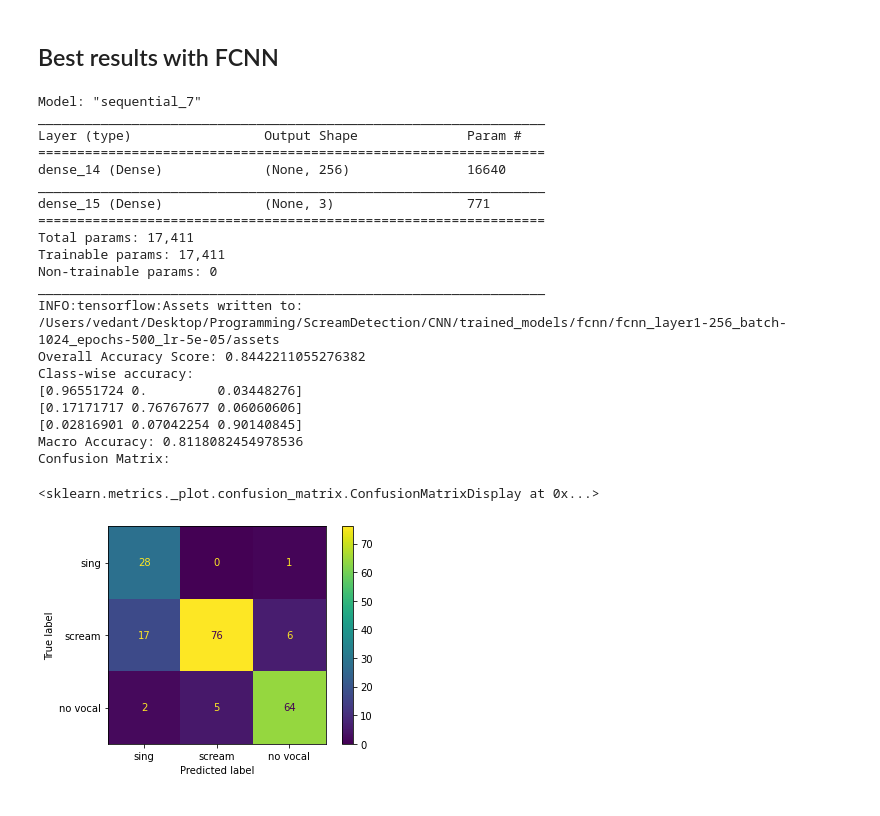
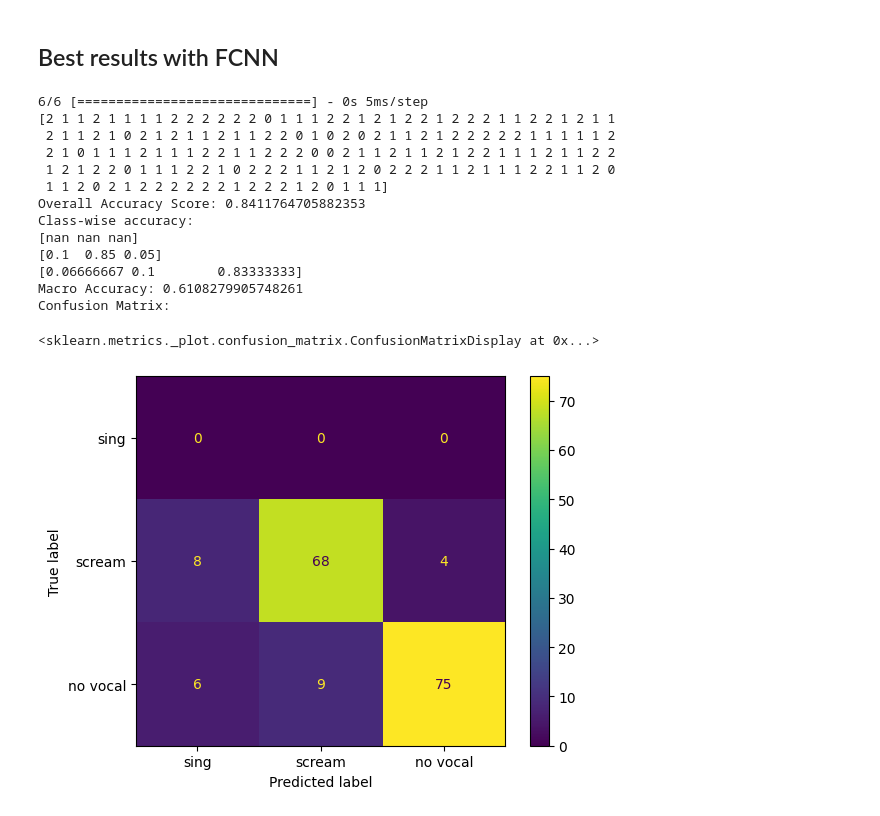
Before and after one commit to davidlinye/ScreamClassifier, a Jupyter notebook: FINAL/fcnn.ipynb, the cells around one changed output. Saved outputs shown, nothing was run; the diff lists cells and outputs as text; code cells hidden in the pictures.

Commit message:
should be working for fcnn

```diff
--- a/FINAL/fcnn.ipynb
+++ b/FINAL/fcnn.ipynb
@@ -51,10 +73,10 @@ cols=['video_id', 'start_time', 'mid_ts', 'label', 'average_zcr',
        'flatness_mean','flatness_std',
        'rolloff_mean','rolloff_std','rms_mean','rms_std','vggish']
 
-d=np.load(path+'ScreamDetection/resources/working_data/vocal_only_features.npy',allow_pickle=True)
+d=np.load('/content/vocal_only_features.npy',allow_pickle=True)
 df = pd.DataFrame(d,columns=cols)
 
-lut = pd.read_csv(path+'/ScreamDetection/resources/working_data/dataset/lookup_new.csv')
+lut = pd.read_csv('/content/lookup_small.csv')
 
 df.drop('vggish',axis=1,inplace=True)
 df
@@ -135,7 +158,8 @@ from sklearn.model_selection import GroupShuffleSplit
 train_inds, test_inds = next(GroupShuffleSplit(test_size=.2, n_splits=2, random_state = 42).split(lut, groups=lut['band_name']))
 
 train = lut.iloc[train_inds]
-test = lut.iloc[test_inds]
+# test = lut.iloc[test_inds]
+test = lut
 
 train_ids = train['video_id'].to_numpy()
 test_ids = test['video_id'].to_numpy()
@@ -170,7 +194,7 @@ x_test1 = test[features].to_numpy()
 y_test_hot1 = to_categorical(test['label_mapped'].to_numpy())
 
 #CREATING VALIDATION SPLIT
-x_test,x_valid,y_test_hot,y_valid=train_test_split(x_test1,y_test_hot1,test_size=0.2, random_state=42)
+x_test,x_valid,y_test_hot,y_valid_hot=train_test_split(x_test1,y_test_hot1,test_size=0.2, random_state=42)
 # %% [markdown]
 ## Normalizing feature vectors
 # %%
@@ -191,14 +215,14 @@ X_train = X_train.reshape(-1, 64)
 X_test = X_test.reshape(-1, 64)
 X_valid = X_valid.reshape(-1, 64)
 # %%
-X_train=np.load(f'{path}ScreamDetection/resources/working_data/x_train.npy',allow_pickle = True)
-y_train_hot=np.load(f'{path}ScreamDetection/resources/working_data/y_train_hot.npy',allow_pickle = True)
+# X_train=np.load(f'{path}ScreamDetection/resources/working_data/x_train.npy',allow_pickle = True)
+# y_train_hot=np.load(f'{path}ScreamDetection/resources/working_data/y_train_hot.npy',allow_pickle = True)
 
-X_test=np.load(f'{path}ScreamDetection/resources/working_data/x_test.npy',allow_pickle = True)
-y_test_hot=np.load(f'{path}ScreamDetection/resources/working_data/y_test_hot.npy',allow_pickle = True)
+# X_test=np.load(f'{path}ScreamDetection/resources/working_data/x_test.npy',allow_pickle = True)
+# y_test_hot=np.load(f'{path}ScreamDetection/resources/working_data/y_test_hot.npy',allow_pickle = True)
 
-X_valid=np.load(f'{path}ScreamDetection/resources/working_data/x_valid.npy',allow_pickle = True)
-y_valid_hot=np.load(f'{path}ScreamDetection/resources/working_data/y_valid_hot.npy',allow_pickle = True)
+# X_valid=np.load(f'{path}ScreamDetection/resources/working_data/x_valid.npy',allow_pickle = True)
+# y_valid_hot=np.load(f'{path}ScreamDetection/resources/working_data/y_valid_hot.npy',allow_pickle = True)
 # %%
 X_train
 # %% [output]
@@ -297,49 +321,44 @@ def train_models(X_train,y_train_hot,X_test,y_test_hot,epochs,batch_size,lr,laye
 # %% [markdown]
 ## Best results with FCNN
 # %%
-model=train_models(X_train,y_train_hot,X_test,y_test_hot,epochs=500,batch_size=1024,lr=0.00005,layer1_nodes=256,optimiser='adam',loss='crossentropy',verbose=0)
+# model=train_models(X_train,y_train_hot,X_test,y_test_hot,epochs=500,batch_size=1024,lr=0.00005,layer1_nodes=256,optimiser='adam',loss='crossentropy',verbose=0)
+# print(tf.__version__)
+model = keras.models.load_model('/content/model')
 
 y_pred=model.predict(X_valid)
 y_pred[np.where(y_pred==np.max(y_pred))] = 1
 
-
 predicted=np.argmax(y_pred, axis=1)
+print(predicted)
 ground_truth=np.argmax(y_valid_hot, axis=1)
 
 cm=confusion_matrix(ground_truth,predicted)
 score=precision_score(ground_truth,predicted, average='macro')
 acc = accuracy_score(ground_truth,predicted)
 
 
 print(f"Overall Accuracy Score: {acc}")
 print("Class-wise accuracy:")
 for row in cm:
     print(row/row.sum())
 print(f"Macro Accuracy: {score}")
 
 print("Confusion Matrix:")
 # print(cm)
 ConfusionMatrixDisplay(confusion_matrix=cm,display_labels=['sing','scream','no vocal']).plot()
 # %% [output]
-Model: "sequential_7"
-_________________________________________________________________
-Layer (type)                 Output Shape              Param #
-=================================================================
-dense_14 (Dense)             (None, 256)               16640
-_________________________________________________________________
-dense_15 (Dense)             (None, 3)                 771
-=================================================================
-Total params: 17,411
-Trainable params: 17,411
-Non-trainable params: 0
-_________________________________________________________________
-INFO:tensorflow:Assets written to: /Users/vedant/Desktop/Programming/ScreamDetection/CNN/trained_models/fcnn/fcnn_layer1-256_batch-1024_epochs-500_lr-5e-05/assets
-Overall Accuracy Score: 0.8442211055276382
+6/6 [==============================] - 0s 5ms/step
+[2 1 1 2 1 1 1 1 2 2 2 2 2 2 0 1 1 1 2 2 1 2 1 2 2 1 2 2 2 1 1 2 2 1 2 1 1
+ 2 1 1 2 1 0 2 1 2 1 1 2 1 1 2 2 0 1 0 2 0 2 1 1 2 1 2 2 2 2 2 1 1 1 1 1 2
+ 2 1 0 1 1 1 2 1 1 1 2 2 1 1 2 2 2 0 0 2 1 1 2 1 1 2 1 2 2 1 1 1 2 1 1 2 2
+ 1 2 1 2 2 0 1 1 1 2 2 1 0 2 2 2 1 1 2 1 2 0 2 2 2 1 1 2 1 1 1 2 2 1 1 2 0
+ 1 1 2 0 2 1 2 2 2 2 2 2 1 2 2 2 1 2 0 1 1 1]
+Overall Accuracy Score: 0.8411764705882353
 Class-wise accuracy:
-[0.96551724 0.         0.03448276]
-[0.17171717 0.76767677 0.06060606]
-[0.02816901 0.07042254 0.90140845]
-Macro Accuracy: 0.8118082454978536
+[nan nan nan]
+[0.1  0.85 0.05]
+[0.06666667 0.1        0.83333333]
+Macro Accuracy: 0.6108279905748261
 Confusion Matrix:
 <sklearn.metrics._plot.confusion_matrix.ConfusionMatrixDisplay at 0x...>
-[figure, old version]
+[figure, new version]
```
Also changed, not shown: parts of 5 cells of this notebook, 3 other files.
